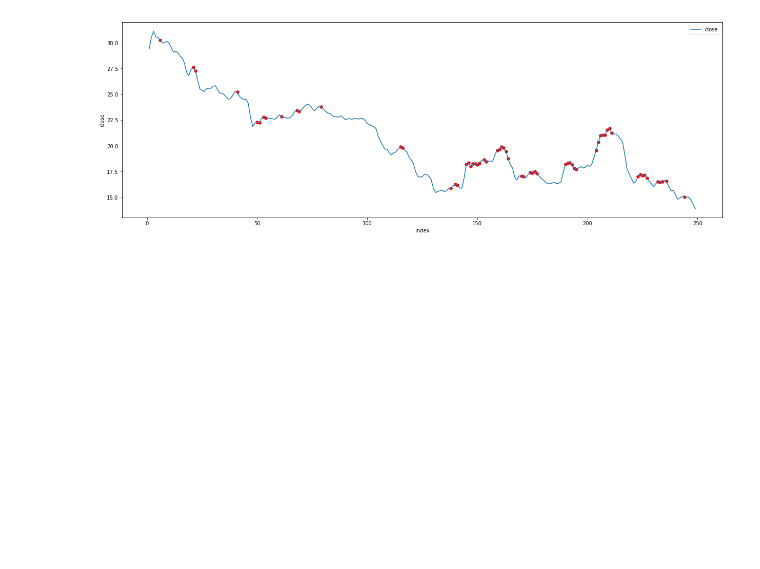
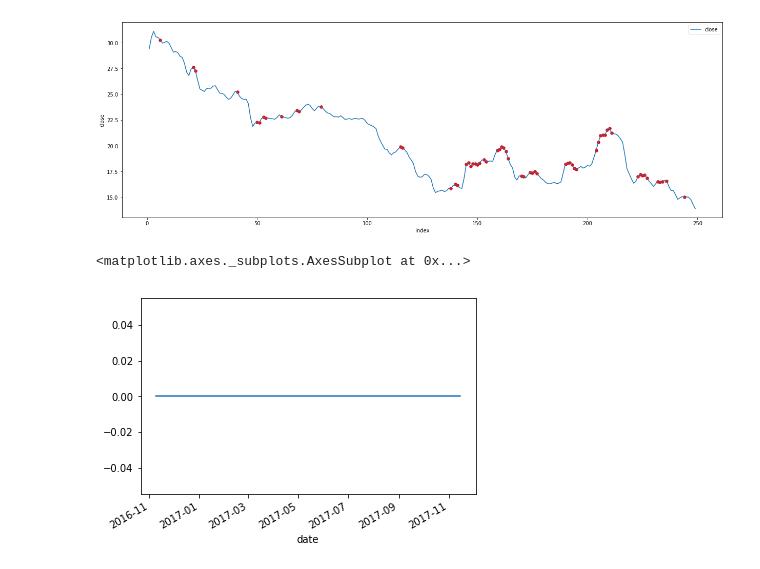
Before and after one commit to chenhq/test12345, a Jupyter notebook: test.ipynb, the cells around one changed output. Drawn from its saved outputs; the diff is of its cells as text; code cells hidden in the pictures; blank space fills up the shorter version.

```diff
--- a/test.ipynb
+++ b/test.ipynb
@@ -156,0 +292,7 @@ test1[test1['result']>0].plot.scatter(x='index', y='close', s=30, c='r', figsize
+# %%
+d = tag_wave_direction(xx, 0.1, 0.01, 0.03)
+# %%
+d['direction'].fillna(0).plot()
+# %% [output]
+<matplotlib.axes._subplots.AxesSubplot at 0x...>
+[figure, added]
```
Also changed, not shown: parts of 15 cells of this notebook, 3 other files.
